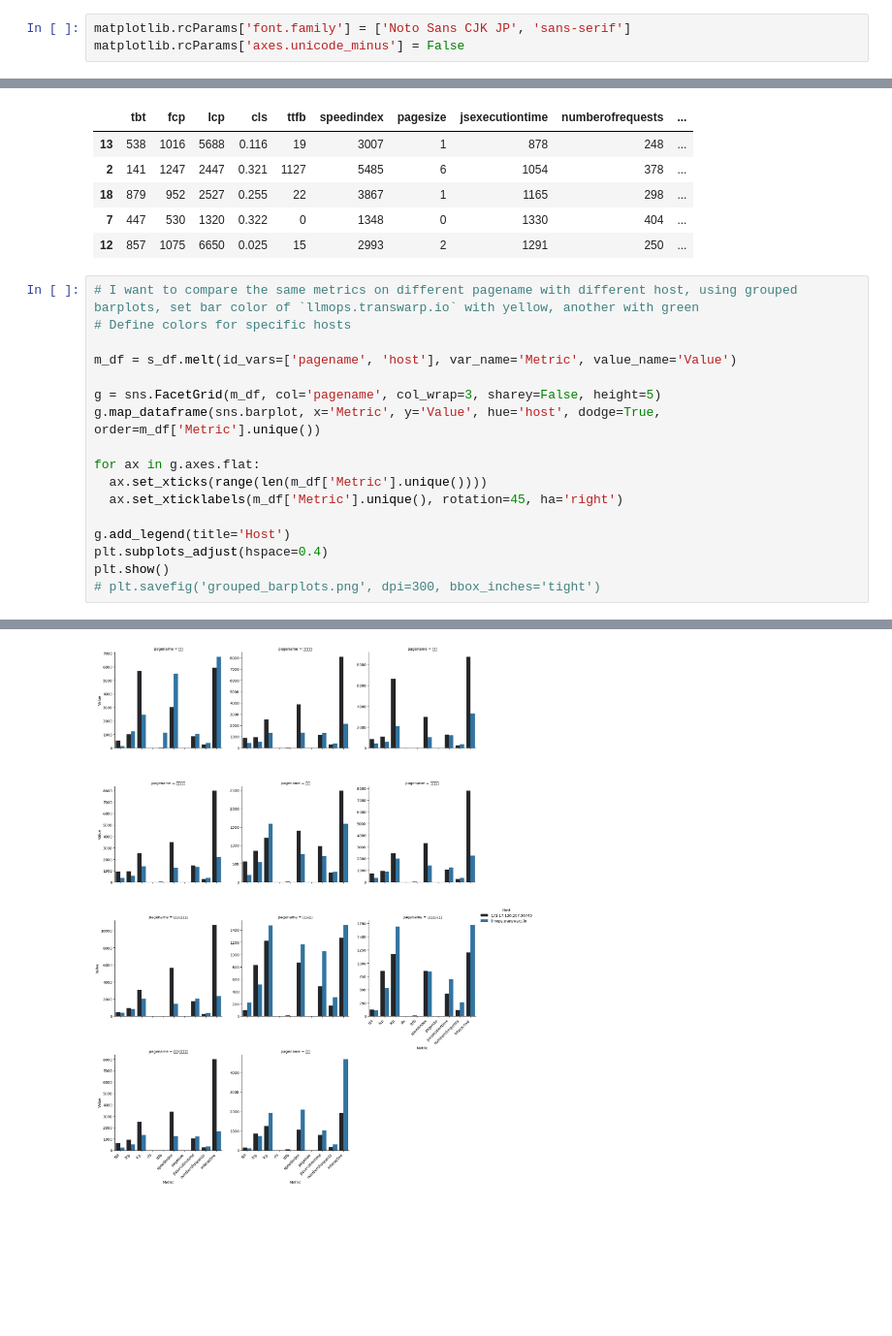
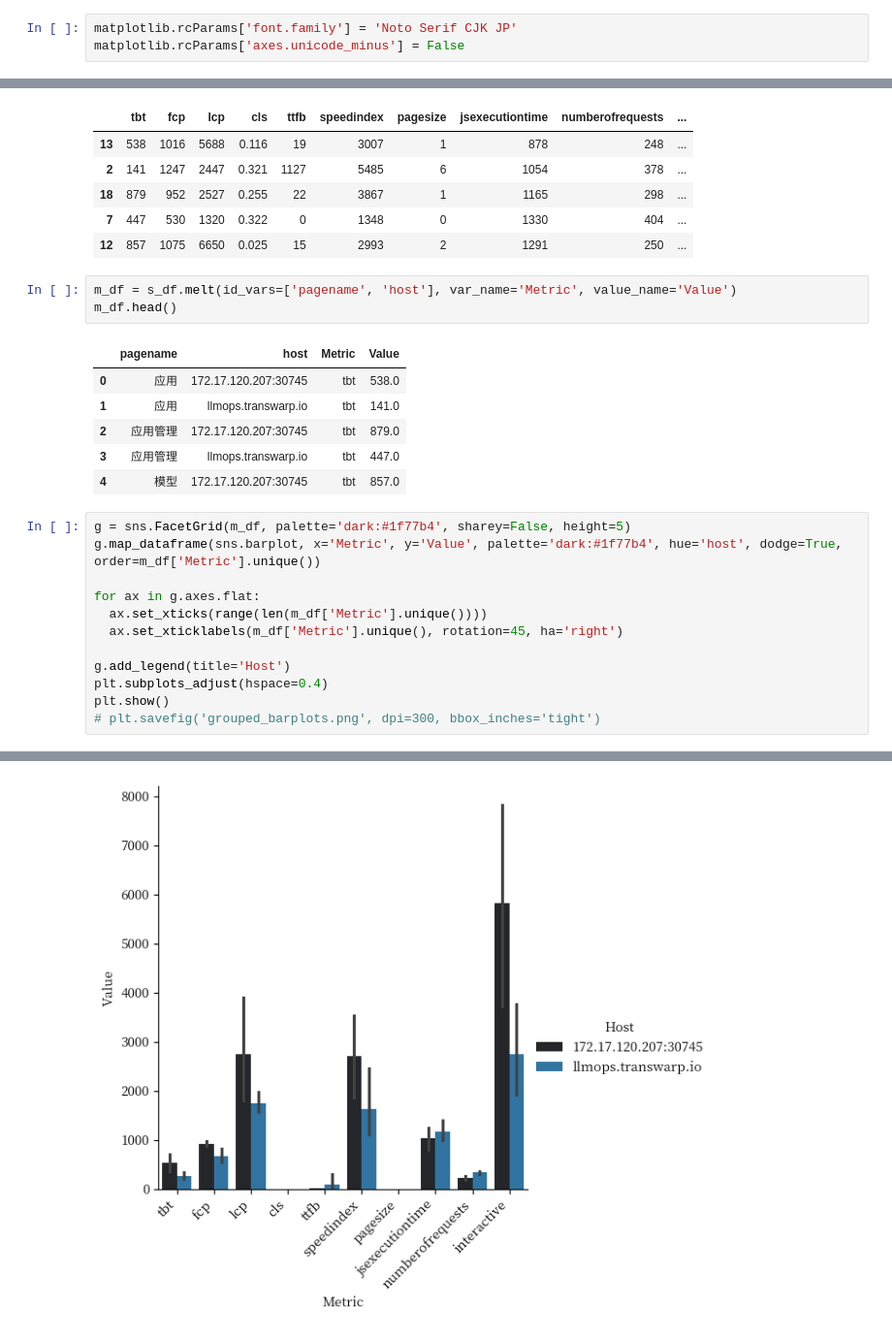
Before and after one commit to Robert-CPX/ML-DTC, a Jupyter notebook: sophon-test/fe-test.ipynb, the cells around one changed output, grey strips where cells are left out. Shown at 97% size. Drawn from its saved outputs; the diff is of its cells as text; blank space fills up the shorter version.

```diff
--- a/sophon-test/fe-test.ipynb
+++ b/sophon-test/fe-test.ipynb
@@ -8,4 +7,4 @@ import matplotlib.font_manager as fm
 from urllib.parse import urlparse
 # %%
-matplotlib.rcParams['font.family'] = ['Noto Sans CJK JP', 'sans-serif']
+matplotlib.rcParams['font.family'] = 'Noto Serif CJK JP'
 matplotlib.rcParams['axes.unicode_minus'] = False
@@ -165,14 +138,19 @@ s_df.head()
 | 18 | 879 | 952 | 2527 | 0.255 | 22 | 3867 | 1 | 1165 | 298 | ... |
 | 7 | 447 | 530 | 1320 | 0.322 | 0 | 1348 | 0 | 1330 | 404 | ... |
 | 12 | 857 | 1075 | 6650 | 0.025 | 15 | 2993 | 2 | 1291 | 250 | ... |
+# %%
+m_df = s_df.melt(id_vars=['pagename', 'host'], var_name='Metric', value_name='Value')
+m_df.head()
+# %% [output]
+|  | pagename | host | Metric | Value |
+| 0 | 应用 | 172.17.120.207:30745 | tbt | 538.0 |
+| 1 | 应用 | llmops.transwarp.io | tbt | 141.0 |
+| 2 | 应用管理 | 172.17.120.207:30745 | tbt | 879.0 |
+| 3 | 应用管理 | llmops.transwarp.io | tbt | 447.0 |
+| 4 | 模型 | 172.17.120.207:30745 | tbt | 857.0 |
 # %%
-# I want to compare the same metrics on different pagename with different host, using grouped barplots, set bar color of `llmops.transwarp.io` with yellow, another with green
-# Define colors for specific hosts
-
-m_df = s_df.melt(id_vars=['pagename', 'host'], var_name='Metric', value_name='Value')
-
-g = sns.FacetGrid(m_df, col='pagename', col_wrap=3, sharey=False, height=5)
-g.map_dataframe(sns.barplot, x='Metric', y='Value', hue='host', dodge=True, order=m_df['Metric'].unique())
+g = sns.FacetGrid(m_df, palette='dark:#1f77b4', sharey=False, height=5)
+g.map_dataframe(sns.barplot, x='Metric', y='Value', palette='dark:#1f77b4', hue='host', dodge=True, order=m_df['Metric'].unique())
 
 for ax in g.axes.flat:
   ax.set_xticks(range(len(m_df['Metric'].unique())))
@@ -203 +164 @@ findfont: Font family 'Source Han Sans TW' not found.
-[figure, old version]
+[figure, new version]
```
Also changed, not shown: parts of 3 cells of this notebook, 1 other file.
